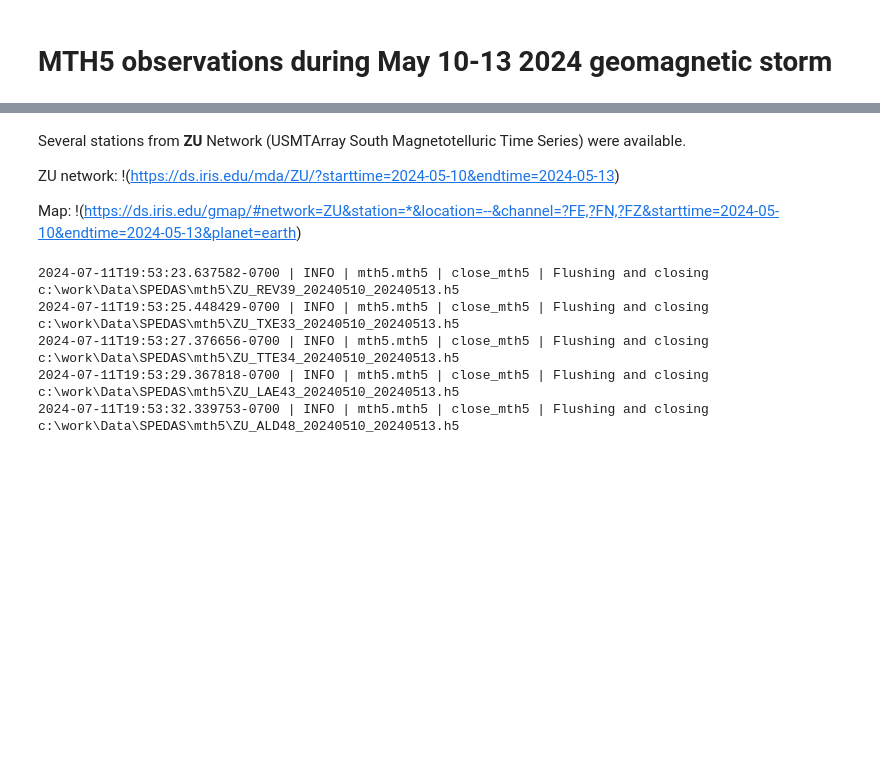
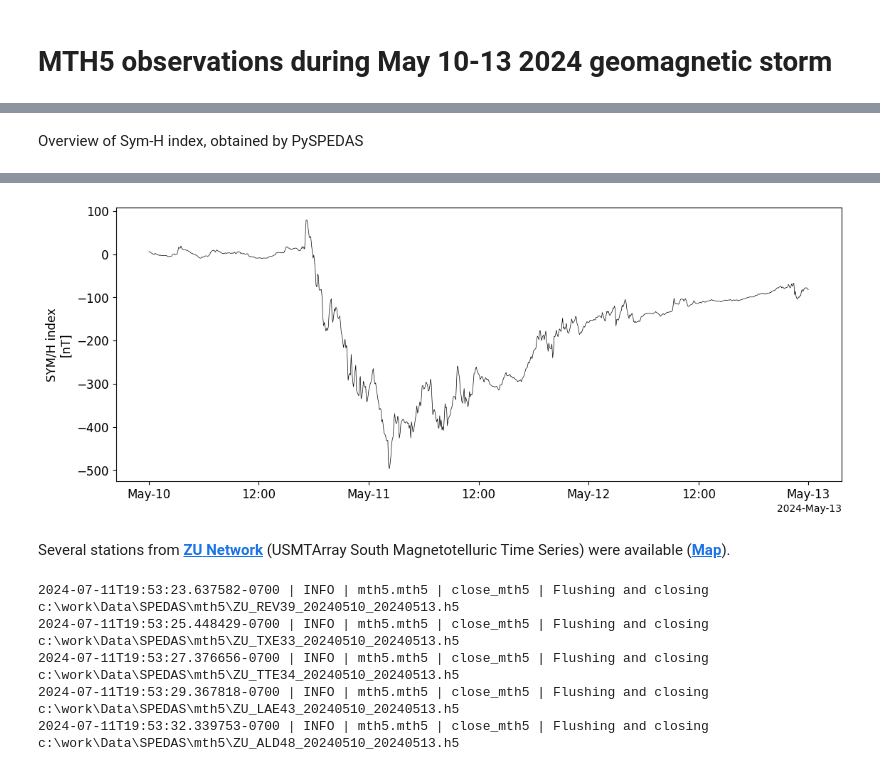
Before and after one commit to spedas/pyspedas_examples, a Jupyter notebook: pyspedas_examples/notebooks/mth5/mth5_observations_May2024_storm.ipynb, the cells around one changed output, grey strips where cells are left out. Drawn from its saved outputs; the diff is of its cells as text; code cells hidden in the pictures; blank space fills up the shorter version.

Commit message:
Switch to Sym-H index from pyspedas and update of the links.

```diff
--- a/pyspedas_examples/notebooks/mth5/mth5_observations_May2024_storm.ipynb
+++ b/pyspedas_examples/notebooks/mth5/mth5_observations_May2024_storm.ipynb
@@ -4,0 +3,9 @@
+# %% [markdown]
+Overview of Sym-H index, obtained by PySPEDAS
+# %%
+import pyspedas
+import pytplot
+pyspedas.omni.data(trange=['2024-05-10', '2024-05-13'], datatype="5min", varnames="SYM_H")
+pytplot.tnames()
+pytplot.tplot('SYM_H')
+# %% [output]
@@ -5,7 +15,4 @@
+[figure, added]
 # %% [markdown]
-Several stations from **ZU** Network (USMTArray South Magnetotelluric Time Series) were available.
-
-ZU network: !(https://ds.iris.edu/mda/ZU/?starttime=2024-05-10&endtime=2024-05-13)
-
-Map: !(https://ds.iris.edu/gmap/#network=ZU&station=*&location=--&channel=?FE,?FN,?FZ&starttime=2024-05-10&endtime=2024-05-13&planet=earth)
+Several stations from __[**ZU** Network](https://ds.iris.edu/mda/ZU/?starttime=2024-05-10&endtime=2024-05-13)__ (USMTArray South Magnetotelluric Time Series) were available (__[Map](https://ds.iris.edu/gmap/#network=ZU&station=*&location=--&channel=?FE,?FN,?FZ&starttime=2024-05-10&endtime=2024-05-13&planet=earth)__).
 # %%
```
Also changed, not shown: parts of 3 cells of this notebook, 1 other file.
